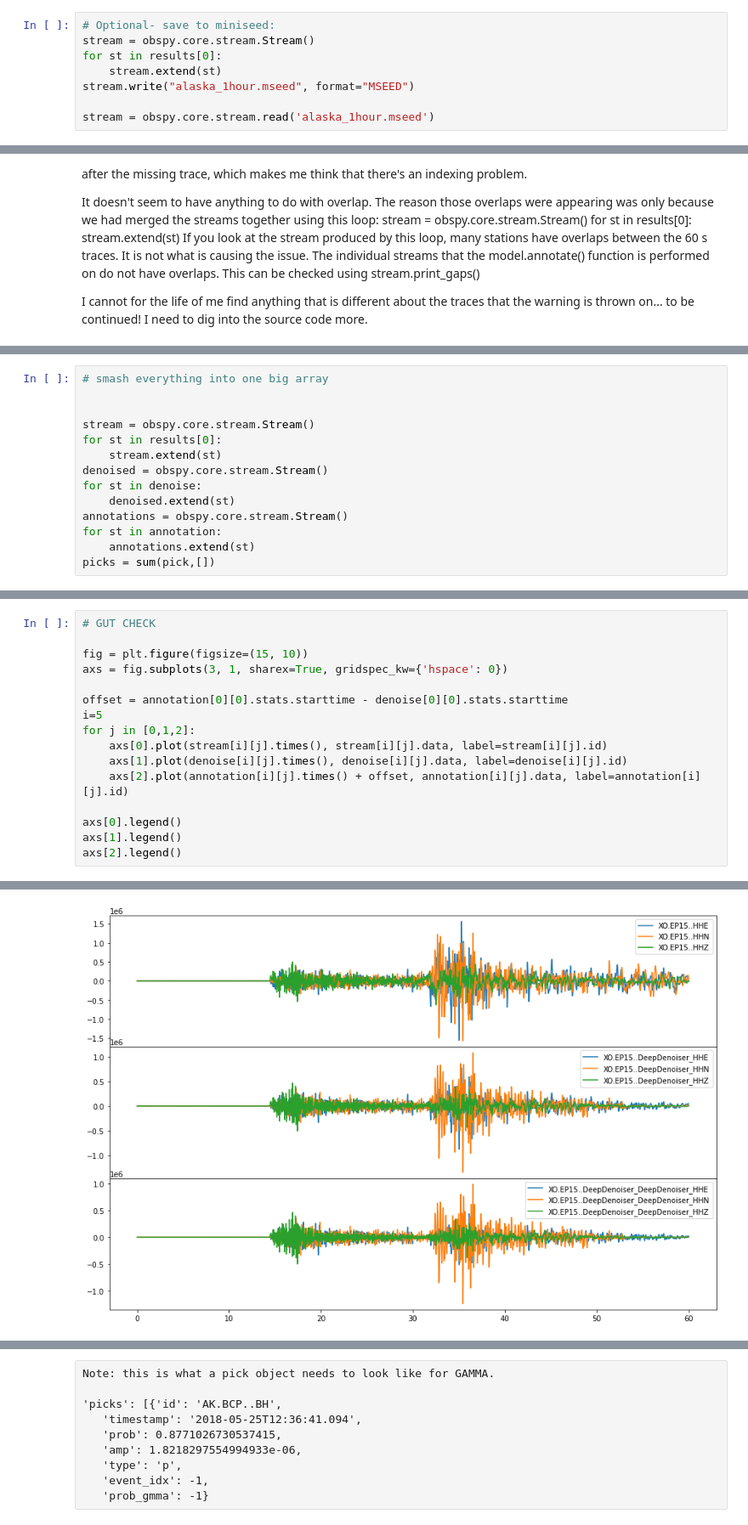
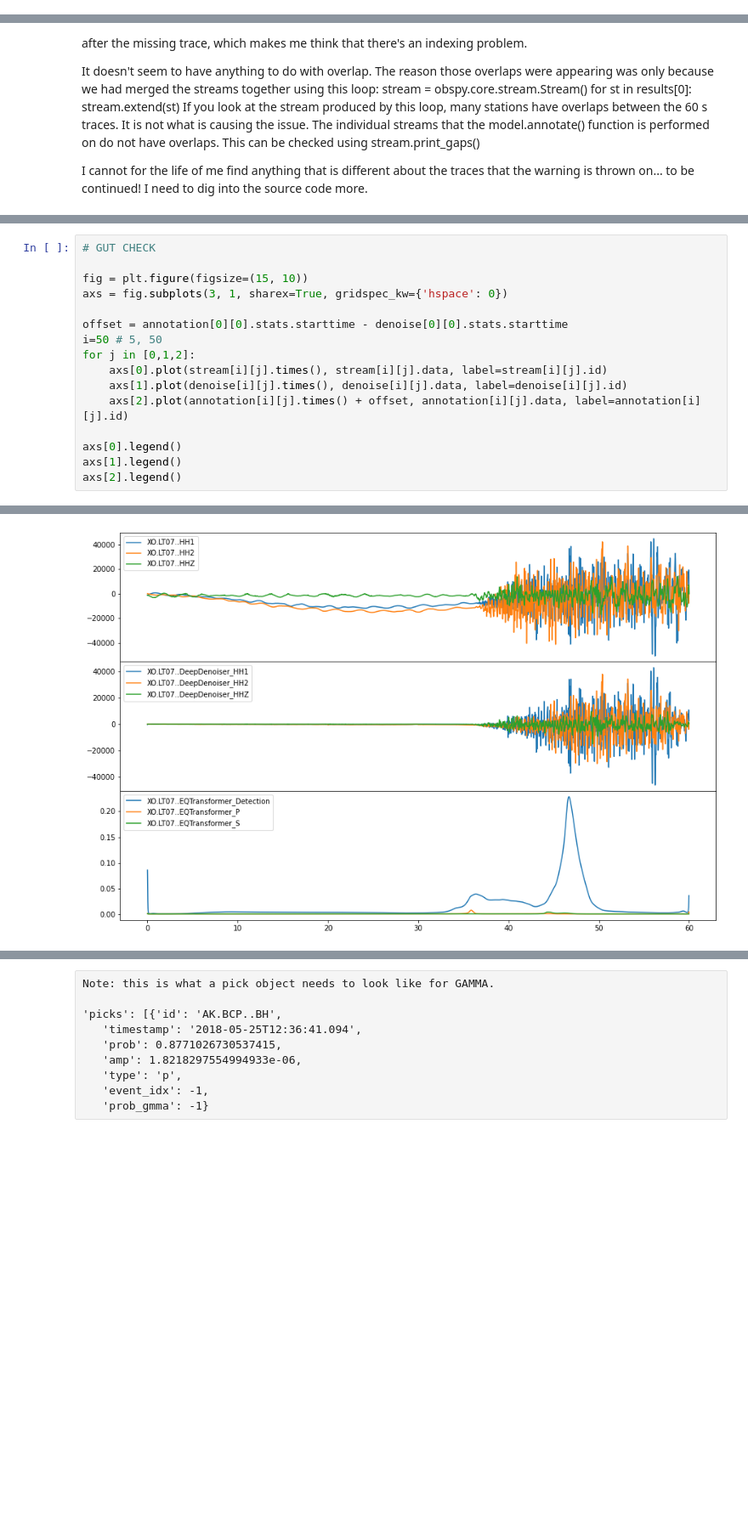
Before and after one commit to zoekrauss/alaska-continuous, a Jupyter notebook: workflow.ipynb, the cells around one changed output, grey strips where cells are left out. Shown: that part at 85% size. Cells and saved outputs as stored; diff of their text form; blank space fills up the shorter version.

```diff
--- a/workflow.ipynb
+++ b/workflow.ipynb
@@ -56,11 +62,3 @@ results = dask.compute(lazy_results)
-# %%
-# Optional- save to miniseed:
-stream = obspy.core.stream.Stream()
-for st in results[0]:
-    stream.extend(st)
-stream.write("alaska_1hour.mseed", format="MSEED")
-
-stream = obspy.core.stream.read('alaska_1hour.mseed')
 # %%
 # Concat into big list of streams
 test = sum(results,[])
@@ -152,14 +152,0 @@ print(ids)
-# %%
-# smash everything into one big array
-
-
-stream = obspy.core.stream.Stream()
-for st in results[0]:
-    stream.extend(st)
-denoised = obspy.core.stream.Stream()
-for st in denoise:
-    denoised.extend(st)
-annotations = obspy.core.stream.Stream()
-for st in annotation:
-    annotations.extend(st)
-picks = sum(pick,[])
@@ -185,20 +153,20 @@ axs[2].legend()
 # %%
 # GUT CHECK
 
 fig = plt.figure(figsize=(15, 10))
 axs = fig.subplots(3, 1, sharex=True, gridspec_kw={'hspace': 0})
 
 offset = annotation[0][0].stats.starttime - denoise[0][0].stats.starttime
-i=5
+i=50 # 5, 50
 for j in [0,1,2]:
     axs[0].plot(stream[i][j].times(), stream[i][j].data, label=stream[i][j].id)
     axs[1].plot(denoise[i][j].times(), denoise[i][j].data, label=denoise[i][j].id)
     axs[2].plot(annotation[i][j].times() + offset, annotation[i][j].data, label=annotation[i][j].id)
 
 axs[0].legend()
 axs[1].legend()
 axs[2].legend()
 # %% [output]
 <matplotlib.legend.Legend at 0x...>
-[figure, old version]
+[figure, new version]
 # %% [markdown]
```
Also changed, not shown: parts of 19 cells of this notebook.
